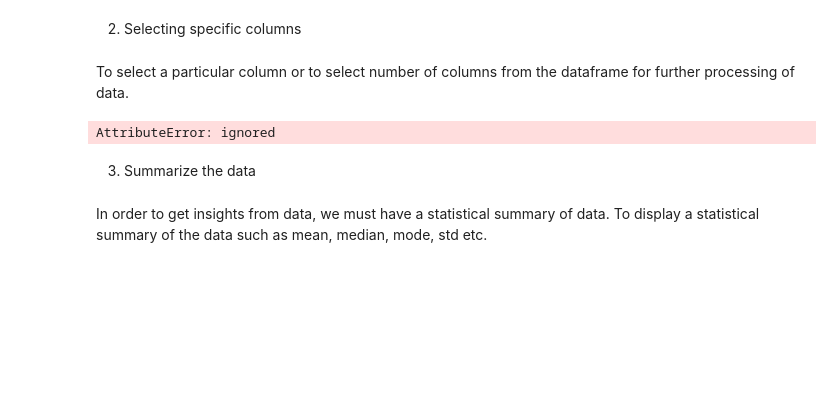
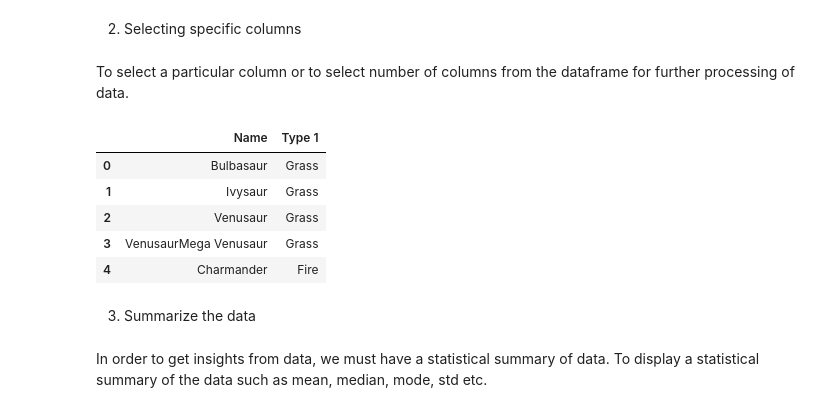
Before and after one commit to shruthi-jay/pandas, a Jupyter notebook: pytho.ipynb, the cells around one changed output. Drawn from its saved outputs; the diff is of its cells as text; code cells hidden in the pictures; blank space fills up the shorter version.

```diff
--- a/pytho.ipynb
+++ b/pytho.ipynb
@@ -1022,10 +641,15 @@ df1
 # %% [markdown]
 To select a particular column or to select number of columns from the dataframe for further processing of data.
 # %%
-df2 = data.loc[:, ['Name','Type 1']].head()
-df2
+df2 = pokemon_df.loc[:, ['Name','Type 1']]
+df2.head(5)
 # %% [output]
-AttributeError: ignored
+|  | Name | Type 1 |
+| 0 | Bulbasaur | Grass |
+| 1 | Ivysaur | Grass |
+| 2 | Venusaur | Grass |
+| 3 | VenusaurMega Venusaur | Grass |
+| 4 | Charmander | Fire |
 # %% [markdown]
 3) Summarize the data
 # %% [markdown]
```
Also changed, not shown: parts of 60 cells of this notebook.
